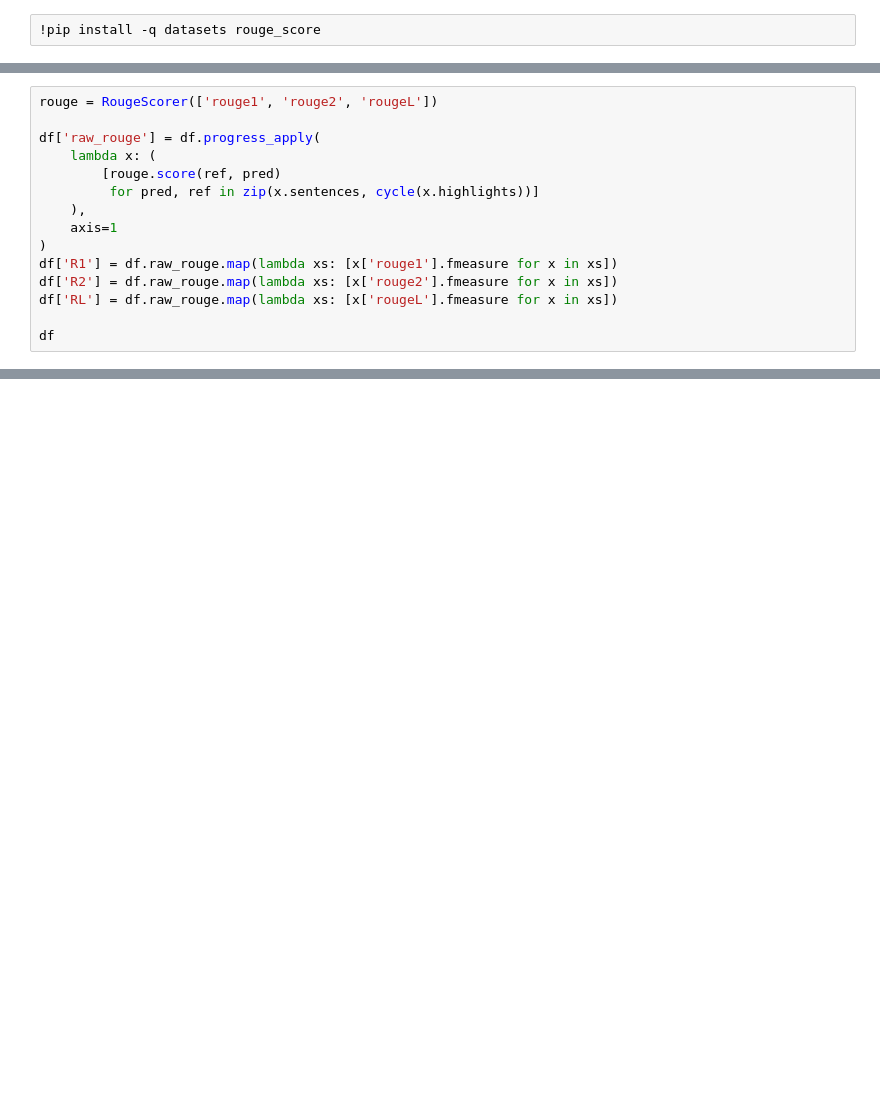
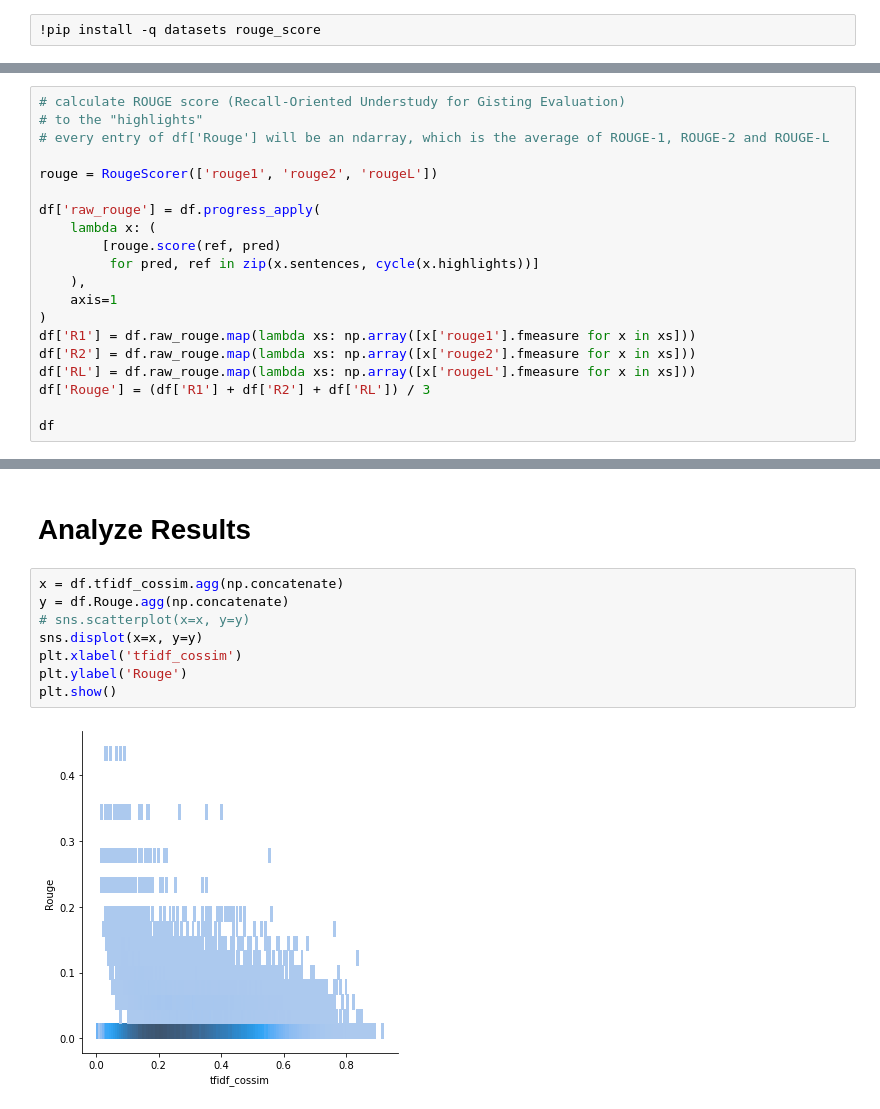
Before and after one commit to cfong32/key-sentence-extraction, a Jupyter notebook: exp5_tfidf_cossim_rouge.ipynb, the cells around one changed output, grey strips where cells are left out. Cells and saved outputs as stored; diff of their text form; blank space fills up the shorter version.

```diff
--- a/exp5_tfidf_cossim_rouge.ipynb
+++ b/exp5_tfidf_cossim_rouge.ipynb
@@ -75,6 +88,10 @@ df
 | 11489 | Angus Hawley's brother has spoken... | Angus Hawley's brother said his l... | b4a1738c4a0acdf3d189264a0927005aa... | [Angus Hawley's brother has spoke... | [0.6310895042459086, 0.3007128522... |
 11490 rows × 5 columns
 # %%
+# calculate ROUGE score (Recall-Oriented Understudy for Gisting Evaluation)
+# to the "highlights"
+# every entry of df['Rouge'] will be an ndarray, which is the average of ROUGE-1, ROUGE-2 and ROUGE-L
+
 rouge = RougeScorer(['rouge1', 'rouge2', 'rougeL'])
 
 df['raw_rouge'] = df.progress_apply(
@@ -84,9 +101,10 @@ df['raw_rouge'] = df.progress_apply(
     ),
     axis=1
 )
-df['R1'] = df.raw_rouge.map(lambda xs: [x['rouge1'].fmeasure for x in xs])
-df['R2'] = df.raw_rouge.map(lambda xs: [x['rouge2'].fmeasure for x in xs])
-df['RL'] = df.raw_rouge.map(lambda xs: [x['rougeL'].fmeasure for x in xs])
+df['R1'] = df.raw_rouge.map(lambda xs: np.array([x['rouge1'].fmeasure for x in xs]))
+df['R2'] = df.raw_rouge.map(lambda xs: np.array([x['rouge2'].fmeasure for x in xs]))
+df['RL'] = df.raw_rouge.map(lambda xs: np.array([x['rougeL'].fmeasure for x in xs]))
+df['Rouge'] = (df['R1'] + df['R2'] + df['RL']) / 3
 
 df
 # %% [output]
@@ -99,0 +118,12 @@ df
+# %% [markdown]
+# Analyze Results
+# %%
+x = df.tfidf_cossim.agg(np.concatenate)
+y = df.Rouge.agg(np.concatenate)
+# sns.scatterplot(x=x, y=y)
+sns.displot(x=x, y=y)
+plt.xlabel('tfidf_cossim')
+plt.ylabel('Rouge')
+plt.show()
+# %% [output]
+[figure, added]
```
Also changed, not shown: parts of 7 cells of this notebook.
